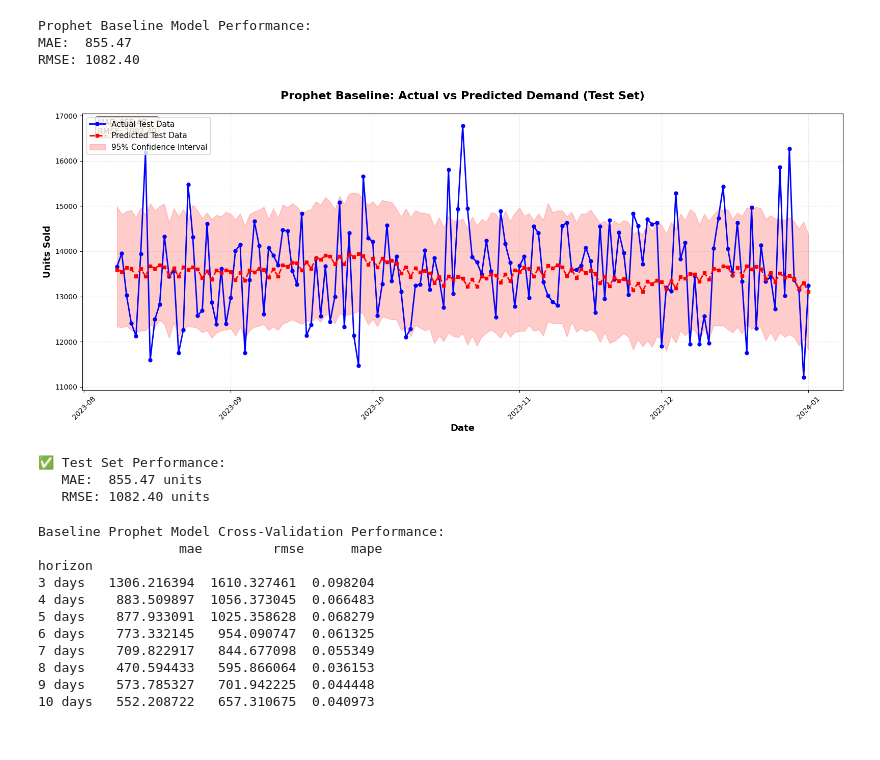
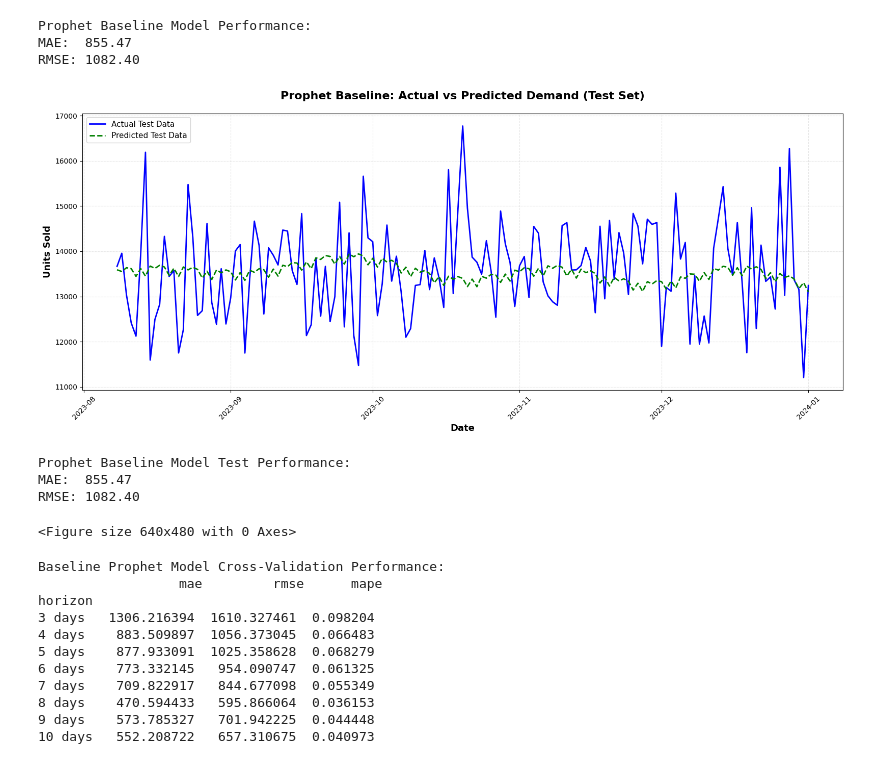
Before and after one commit to Brendatracy-miriti/Inventory_reorder_system, a Jupyter notebook: Notebook/inventory_reorder_system.ipynb, the cells around one changed output. Cells and saved outputs as stored; diff of their text form; code cells hidden in the pictures.

Commit message:
Prophet Actual vs Predicted demand Visual

```diff
--- a/Notebook/inventory_reorder_system.ipynb
+++ b/Notebook/inventory_reorder_system.ipynb
@@ -992,40 +992,40 @@ RMSE: 1082.40
 # %%
 # Generate predictions for test data only
 future_test = prophet_model.make_future_dataframe(periods=len(test_data), include_history=False)
 forecast_test = prophet_model.predict(future_test)
 
 # Extract predictions
 y_pred_test = forecast_test['yhat'].values
 y_actual_test = test_data['y'].values
 
 # Visualize Actual vs Predicted on Test Data
 plt.figure(figsize=(16, 7))
-plt.plot(test_data['ds'], y_actual_test, label='Actual Test Data', color='blue', linewidth=2, marker='o', markersize=5)
-plt.plot(test_data['ds'], y_pred_test, label='Predicted Test Data', color='red', linewidth=2, linestyle='--', marker='s', markersize=5)
-plt.fill_between(test_data['ds'], forecast_test['yhat_lower'], forecast_test['yhat_upper'],
-                 alpha=0.2, color='red', label='95% Confidence Interval')
+plt.plot(test_data['ds'], y_actual_test, label='Actual Test Data', color='blue', linewidth=2)
+plt.plot(test_data['ds'], y_pred_test, label='Predicted Test Data', color='green', linewidth=2, linestyle='--')
 plt.title('Prophet Baseline: Actual vs Predicted Demand (Test Set)', fontsize=16, fontweight='bold', pad=20)
 plt.xlabel('Date', fontsize=13, fontweight='bold')
 plt.ylabel('Units Sold', fontsize=13, fontweight='bold')
 plt.legend(fontsize=11, loc='upper left')
 plt.grid(True, alpha=0.3, linestyle='--')
 plt.xticks(rotation=45)
 plt.tight_layout()
+plt.show()
 
 # Add performance metrics
 mae_test = mean_absolute_error(y_actual_test, y_pred_test)
 rmse_test = np.sqrt(mean_squared_error(y_actual_test, y_pred_test))
-textstr = f'MAE: {mae_test:.2f}\nRMSE: {rmse_test:.2f}'
-plt.text(0.02, 0.98, textstr, transform=plt.gca().transAxes, fontsize=11,
-         verticalalignment='top', bbox=dict(boxstyle='round', facecolor='wheat', alpha=0.8))
+print(f"Prophet Baseline Model Test Performance:")
+print(f"MAE:  {mae_test:.2f}")
+print(f"RMSE: {rmse_test:.2f}")
 
-plt.savefig('Prophet Baseline Actual vs Predicted Test.png', dpi=300, bbox_inches='tight')
+plt.savefig('Prophet Baseline Actual vs Predicted Demand.png', dpi=300, bbox_inches='tight')
 plt.show()
 # %% [output]
-[figure, old version]
+[figure, new version]
-✅ Test Set Performance:
-   MAE:  855.47 units
-   RMSE: 1082.40 units
+Prophet Baseline Model Test Performance:
+MAE:  855.47
+RMSE: 1082.40
+<Figure size 640x480 with 0 Axes>
 # %%
 from prophet.diagnostics import cross_validation, performance_metrics
 # %%
```
Also changed, not shown: parts of 10 cells of this notebook, 2 other files.
